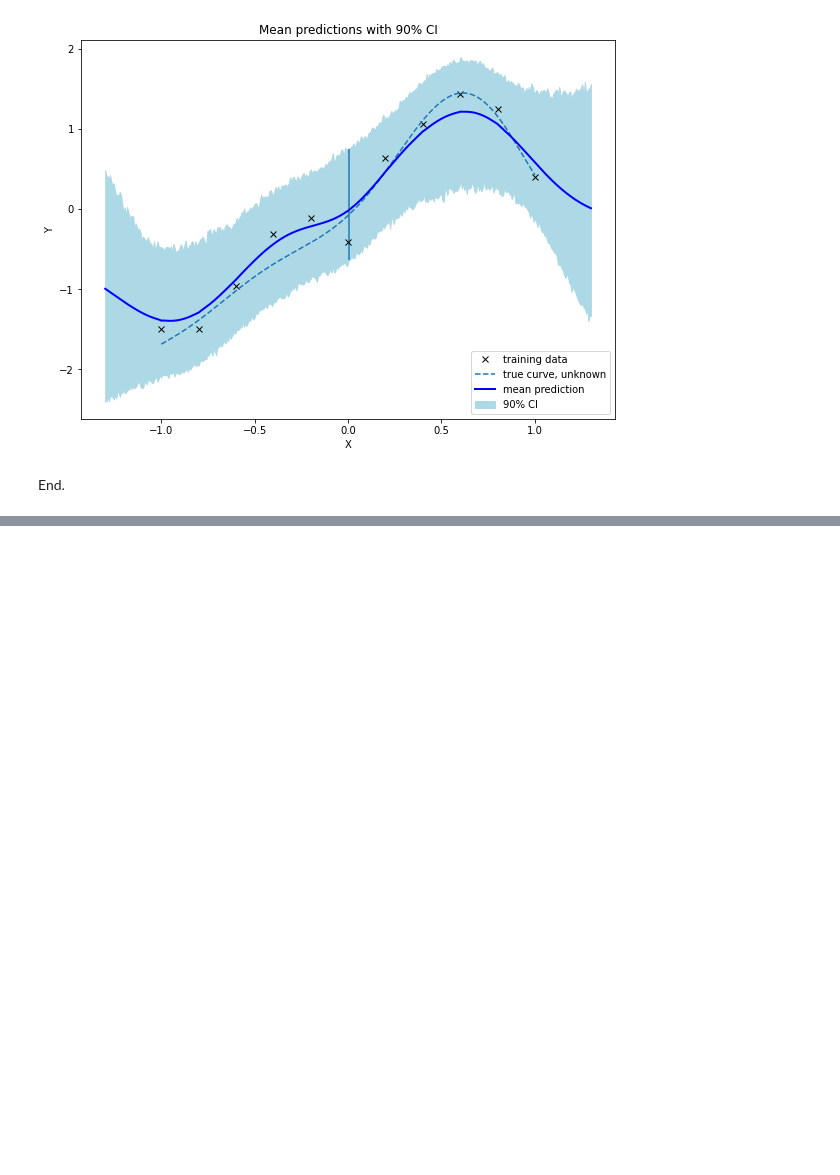
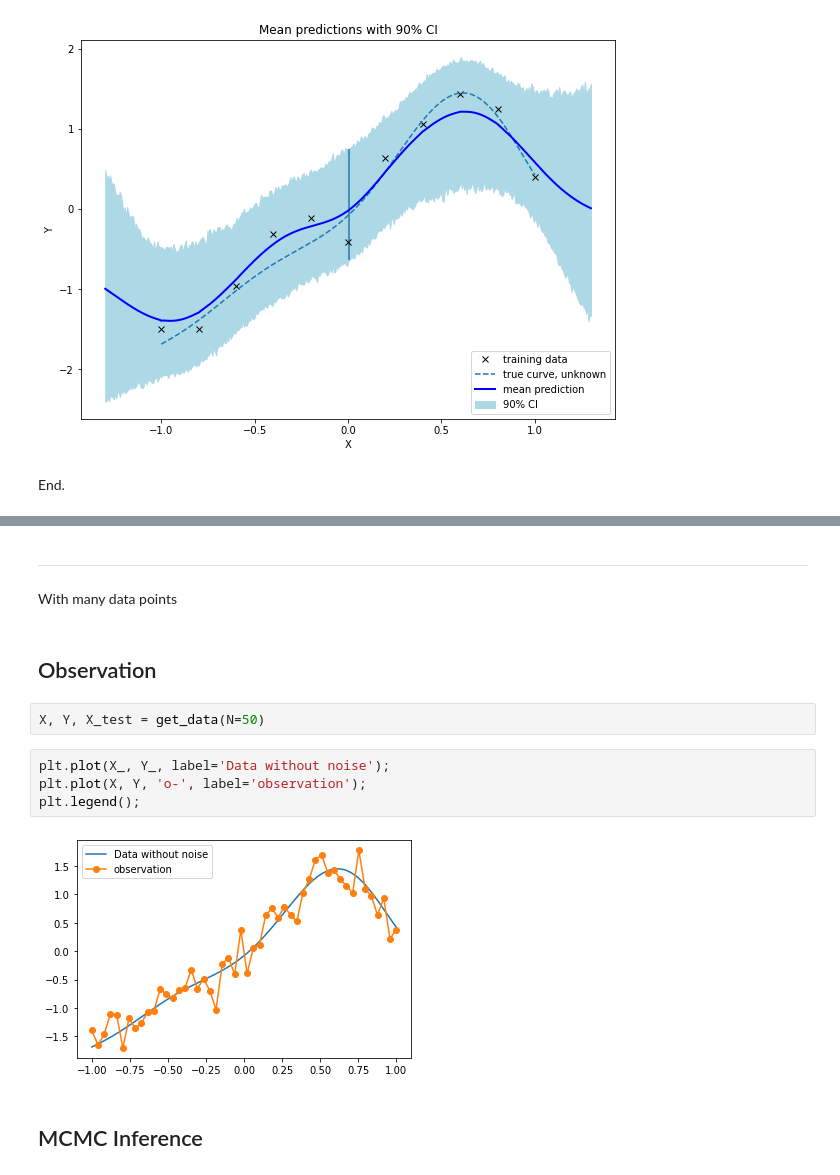
Before and after one commit to yongduek/lectures, a Jupyter notebook: ML_Topics/GP/GP_Regression_numpyro.ipynb, the cells around one changed output, grey strips where cells are left out. Cells and saved outputs as stored; diff of their text form; blank space fills up the shorter version.

```diff
--- a/ML_Topics/GP/GP_Regression_numpyro.ipynb
+++ b/ML_Topics/GP/GP_Regression_numpyro.ipynb
@@ -214,0 +359,15 @@ End.
+# %% [markdown]
+---
+With many data points
+# %% [markdown]
+## Observation
+# %%
+X, Y, X_test = get_data(N=50)
+# %%
+plt.plot(X_, Y_, label='Data without noise');
+plt.plot(X, Y, 'o-', label='observation');
+plt.legend();
+# %% [output]
+[figure, added]
+# %% [markdown]
+## MCMC Inference
```
Also changed, not shown: parts of 30 cells of this notebook.
